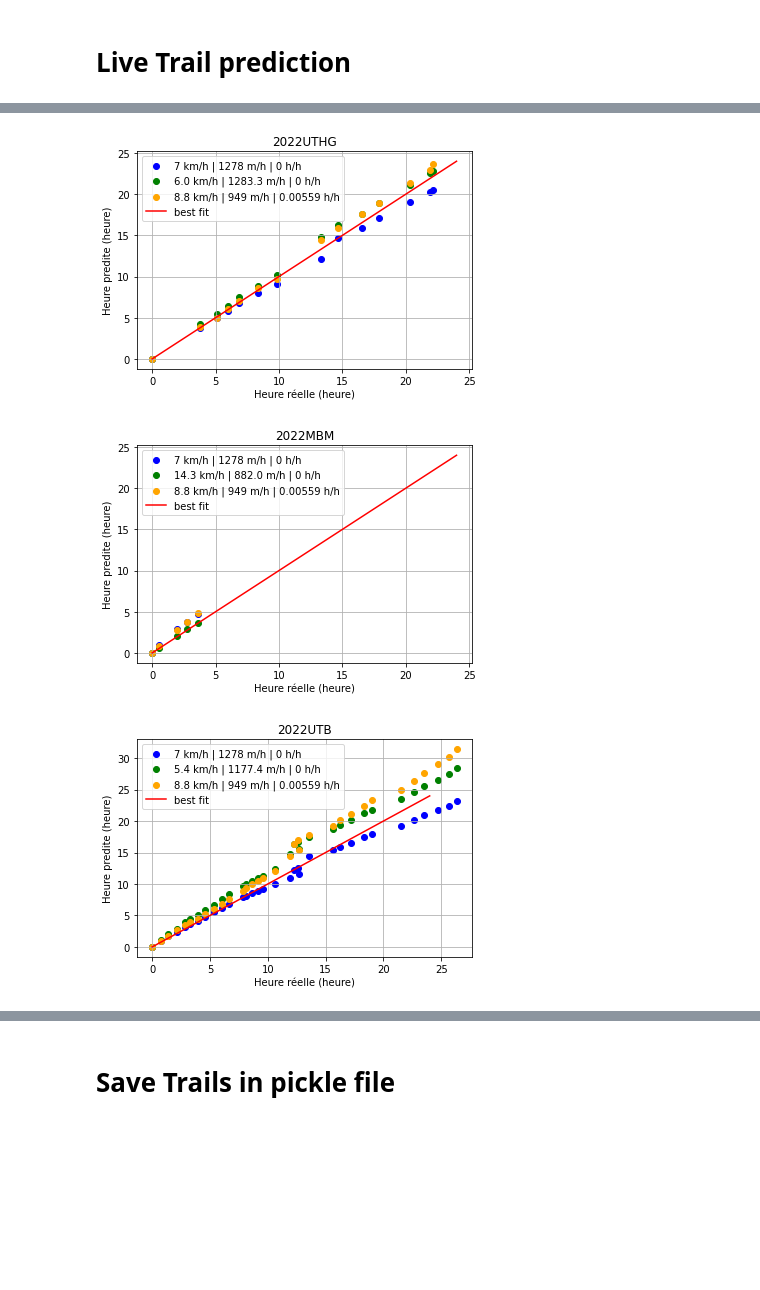
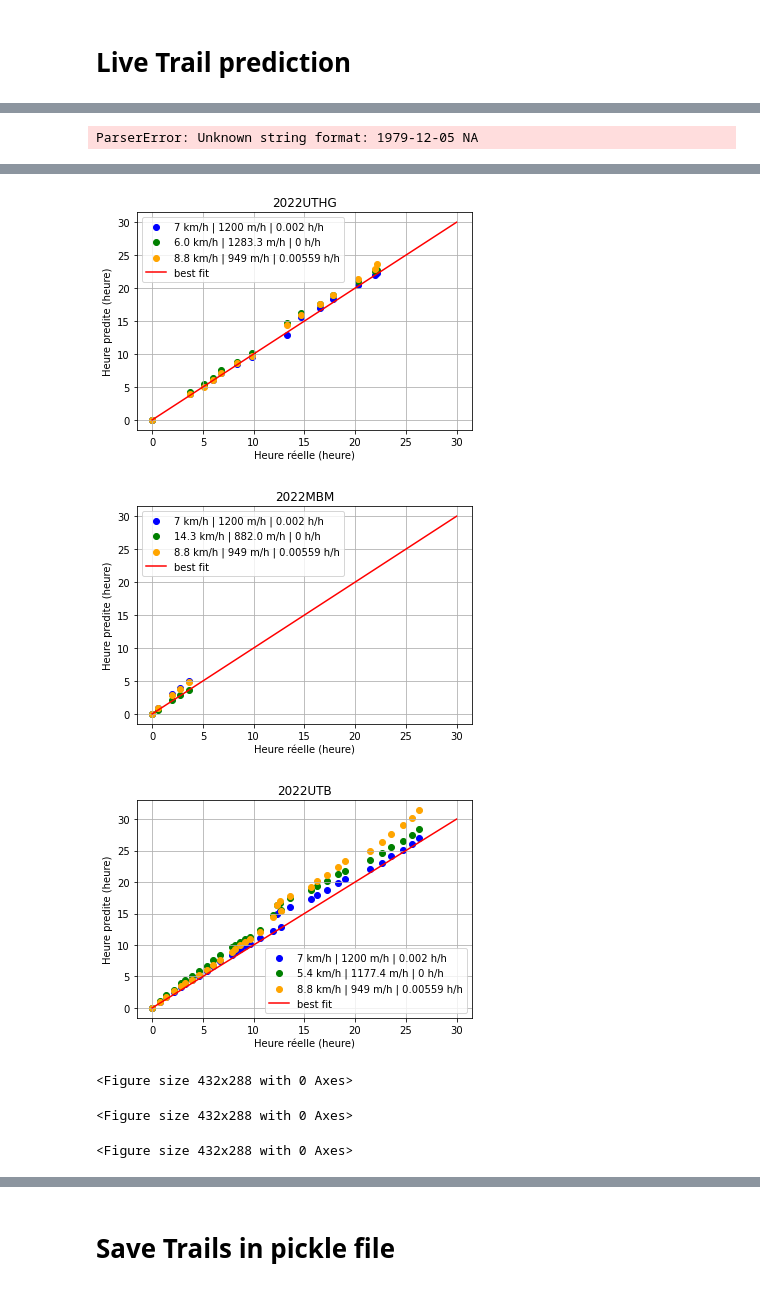
Before and after one commit to Nimodeyv/Trail_running, a Jupyter notebook: 2_Analyse_Trails.ipynb, the cells around one changed output, grey strips where cells are left out. Cells and saved outputs as stored; diff of their text form; code cells hidden in the pictures; blank space fills up the shorter version.

```diff
--- a/2_Analyse_Trails.ipynb
+++ b/2_Analyse_Trails.ipynb
@@ -281,7 +336,7 @@ for i,T in enumerate(Trails_objects):
         # print(T.nom_id,T.date,T.suivi,T.heure_depart,T.csv_file)
         fig2=plt.figure()
         #
-        v11,v12,r1 = 7,1278,0
+        v11,v12,r1 = 7,1200,0.002
         df1 = T.pred_temps(v11,v12,r1,durée_arret,à_partir_de)
         plt.scatter(df1['H_reel_h'],df1['Pred_Cum_T_Rom'],color="blue")
         #
@@ -294,10 +349,33 @@ for i,T in enumerate(Trails_objects):
         plt.scatter(df3['H_reel_h'],df3['Pred_Cum_T_Rom'],color="orange")
         #
         #
-        plt.plot([0,24],[0,24],c='red')
+        plt.plot([0,30],[0,30],c='red')
         plt.title(T.nom_id)
         plt.legend([f'{v11} km/h | {v12} m/h | {r1} h/h',f'{v21} km/h | {v22} m/h | {r2} h/h',f'{v31} km/h | {v32} m/h | {r3} h/h','best fit'])
         plt.xlabel('Heure réelle (heure)')
         plt.ylabel('Heure predite (heure)')
         plt.grid()
+    else:
+        print(T.nom_id,T.date,T.suivi,T.heure_depart,T.csv_file)
+        fig2=plt.figure()
+        #
+        v11,v12,r1 = 7,1278,0
+        df1 = T.pred_temps(v11,v12,r1,durée_arret,à_partir_de)
+        # plt.scatter(df1['H_reel_h'],df1['Pred_Cum_T_Rom'],color="blue")
+        #
+        # v21,v22,r2 = Lst_trails.loc[i,'Vit_plat_km/h'],Lst_trails.loc[i,'Vit_den+_m/h'],0
+        # df2 = T.pred_temps(v21,v22,r2,durée_arret,à_partir_de)
+        # plt.scatter(df2['H_reel_h'],df2['Pred_Cum_T_Rom'],color="green")
+        #
+        # v31,v32,r3 = 8.8,949, 0.00559
+        # df3 = T.pred_temps(v31,v32,r3,durée_arret,à_partir_de)
+        # plt.scatter(df3['H_reel_h'],df3['Pred_Cum_T_Rom'],color="orange")
+        #
+        #
+        # plt.plot([0,24],[0,24],c='red')
+        # plt.title(T.nom_id)
+        # plt.legend([f'{v11} km/h | {v12} m/h | {r1} h/h',f'{v21} km/h | {v22} m/h | {r2} h/h',f'{v31} km/h | {v32} m/h | {r3} h/h','best fit'])
+        # plt.xlabel('Heure réelle (heure)')
+        # plt.ylabel('Heure predite (heure)')
+        # plt.grid()
 # %% [output]
@@ -320,0 +399 @@ Opti.: Vit_plat_km/h: 8.8  | Vit_den+_m/h: 949  | Ralent.: 0.00559
+ParserError: Unknown string format: 1979-12-05 NA
@@ -327,3 +406,6 @@ Opti.: Vit_plat_km/h: 8.8  | Vit_den+_m/h: 949  | Ralent.: 0.00559
-[figure, old version]
+[figure, new version]
-[figure, old version]
+[figure, new version]
-[figure, old version]
+[figure, new version]
+<Figure size 432x288 with 0 Axes>
+<Figure size 432x288 with 0 Axes>
+<Figure size 432x288 with 0 Axes>
```
Also changed, not shown: parts of 20 cells of this notebook, 2 other files.
